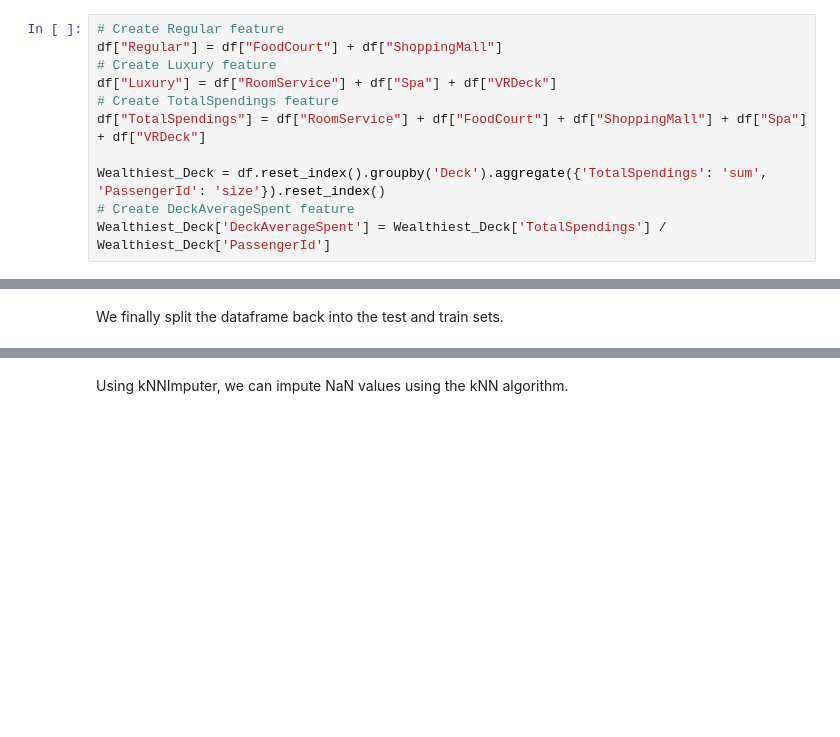
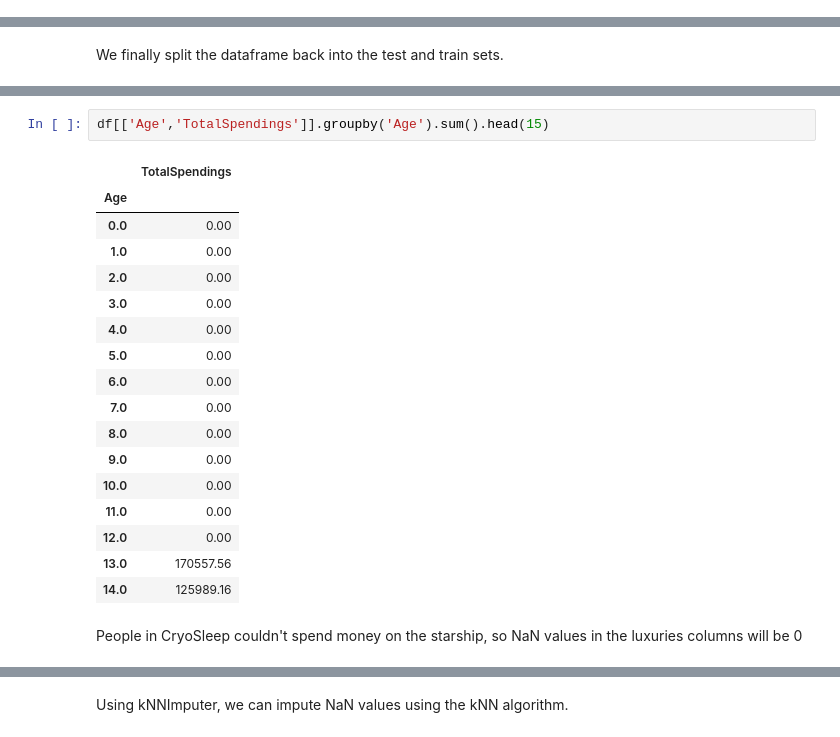
Before and after one commit to raacee/spaceship-titanic, a Jupyter notebook: sps_t_v3.ipynb, the cells around one changed output, grey strips where cells are left out. Drawn from its saved outputs; the diff is of its cells as text; blank space fills up the shorter version.

```diff
--- a/sps_t_v3.ipynb
+++ b/sps_t_v3.ipynb
@@ -483,14 +436,3 @@ PassengerId
 9273_01     297
 9277_01    1498
 Name: CabinNumber, Length: 12970, dtype: object
-# %%
-# Create Regular feature
-df["Regular"] = df["FoodCourt"] + df["ShoppingMall"]
-# Create Luxury feature
-df["Luxury"] = df["RoomService"] + df["Spa"] + df["VRDeck"]
-# Create TotalSpendings feature
-df["TotalSpendings"] = df["RoomService"] + df["FoodCourt"] + df["ShoppingMall"] + df["Spa"] + df["VRDeck"]
-
-Wealthiest_Deck = df.reset_index().groupby('Deck').aggregate({'TotalSpendings': 'sum', 'PassengerId': 'size'}).reset_index()
-# Create DeckAverageSpent feature
-Wealthiest_Deck['DeckAverageSpent'] = Wealthiest_Deck['TotalSpendings'] / Wealthiest_Deck['PassengerId']
@@ -574,0 +489,22 @@ df_test.drop('Transported',axis=1,inplace=True)
+# %%
+df[['Age','TotalSpendings']].groupby('Age').sum().head(15)
+# %% [output]
+|  | TotalSpendings |
+| Age |  |
+| 0.0 | 0.00 |
+| 1.0 | 0.00 |
+| 2.0 | 0.00 |
+| 3.0 | 0.00 |
+| 4.0 | 0.00 |
+| 5.0 | 0.00 |
+| 6.0 | 0.00 |
+| 7.0 | 0.00 |
+| 8.0 | 0.00 |
+| 9.0 | 0.00 |
+| 10.0 | 0.00 |
+| 11.0 | 0.00 |
+| 12.0 | 0.00 |
+| 13.0 | 170557.56 |
+| 14.0 | 125989.16 |
+# %% [markdown]
+People in CryoSleep couldn't spend money on the starship, so NaN values in the luxuries columns will be 0
```
Also changed, not shown: parts of 43 cells of this notebook.
